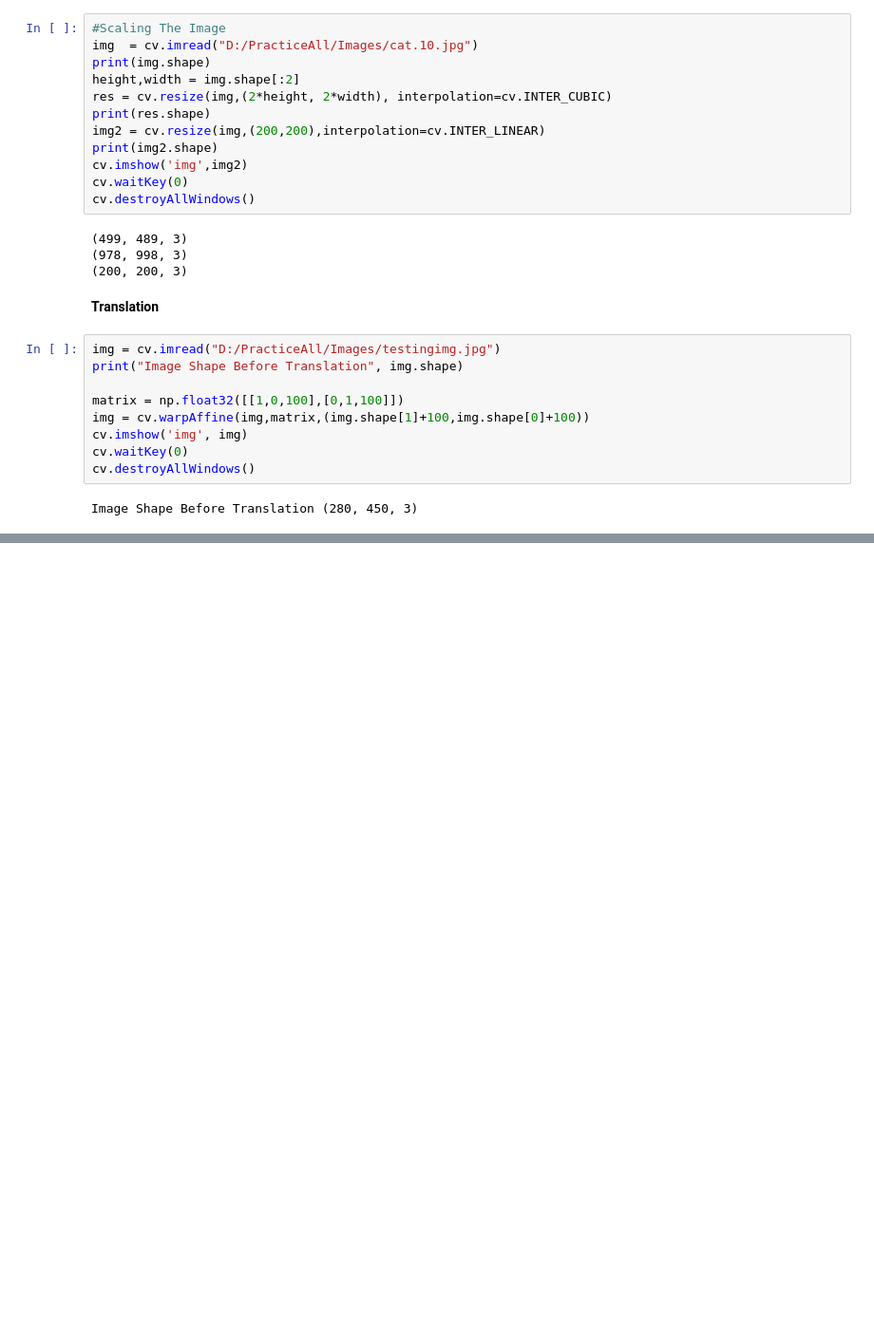
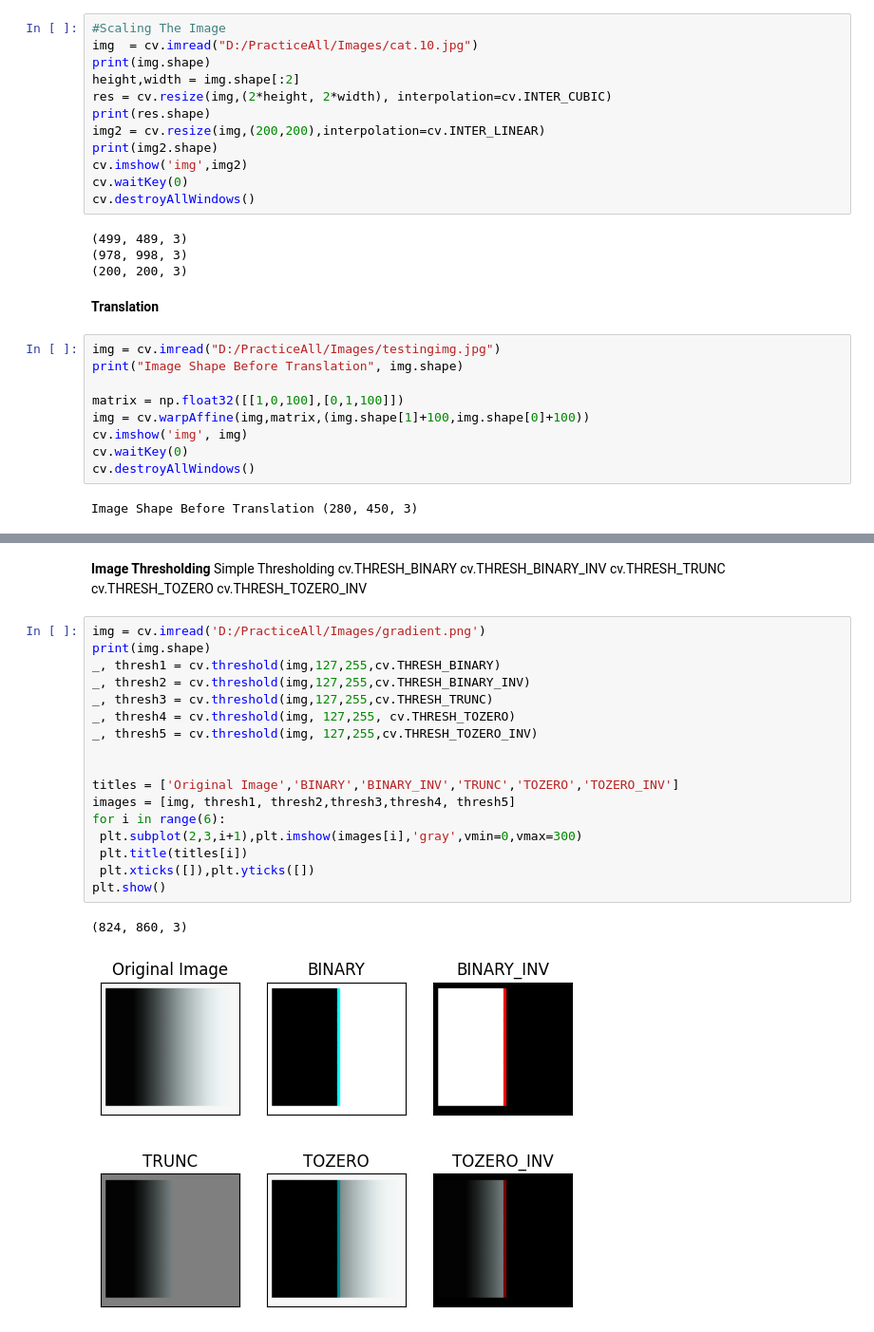
Before and after one commit to Dkalaskar/Practice_DSA_NLP_OpenCV_Opps, a Jupyter notebook: ComputerVision/opencv/image-processing.ipynb, the cells around one changed output, grey strips where cells are left out. Shown: that part at 95% size. Drawn from its saved outputs; the diff is of its cells as text; blank space fills up the shorter version.

Commit message:
Add Thresholding

```diff
--- a/ComputerVision/opencv/image-processing.ipynb
+++ b/ComputerVision/opencv/image-processing.ipynb
@@ -64,0 +107,28 @@ Image Shape Before Translation (280, 450, 3)
+# %% [markdown]
+**Image Thresholding**
+Simple Thresholding
+    cv.THRESH_BINARY
+    cv.THRESH_BINARY_INV
+    cv.THRESH_TRUNC
+    cv.THRESH_TOZERO
+    cv.THRESH_TOZERO_INV
+# %%
+img = cv.imread('D:/PracticeAll/Images/gradient.png')
+print(img.shape)
+_, thresh1 = cv.threshold(img,127,255,cv.THRESH_BINARY)
+_, thresh2 = cv.threshold(img,127,255,cv.THRESH_BINARY_INV)
+_, thresh3 = cv.threshold(img,127,255,cv.THRESH_TRUNC)
+_, thresh4 = cv.threshold(img, 127,255, cv.THRESH_TOZERO)
+_, thresh5 = cv.threshold(img, 127,255,cv.THRESH_TOZERO_INV)
+
+
+titles = ['Original Image','BINARY','BINARY_INV','TRUNC','TOZERO','TOZERO_INV']
+images = [img, thresh1, thresh2,thresh3,thresh4, thresh5]
+for i in range(6):
+ plt.subplot(2,3,i+1),plt.imshow(images[i],'gray',vmin=0,vmax=300)
+ plt.title(titles[i])
+ plt.xticks([]),plt.yticks([])
+plt.show()
+# %% [output]
+(824, 860, 3)
+[figure, added]
```
Also changed, not shown: parts of 7 cells of this notebook.
